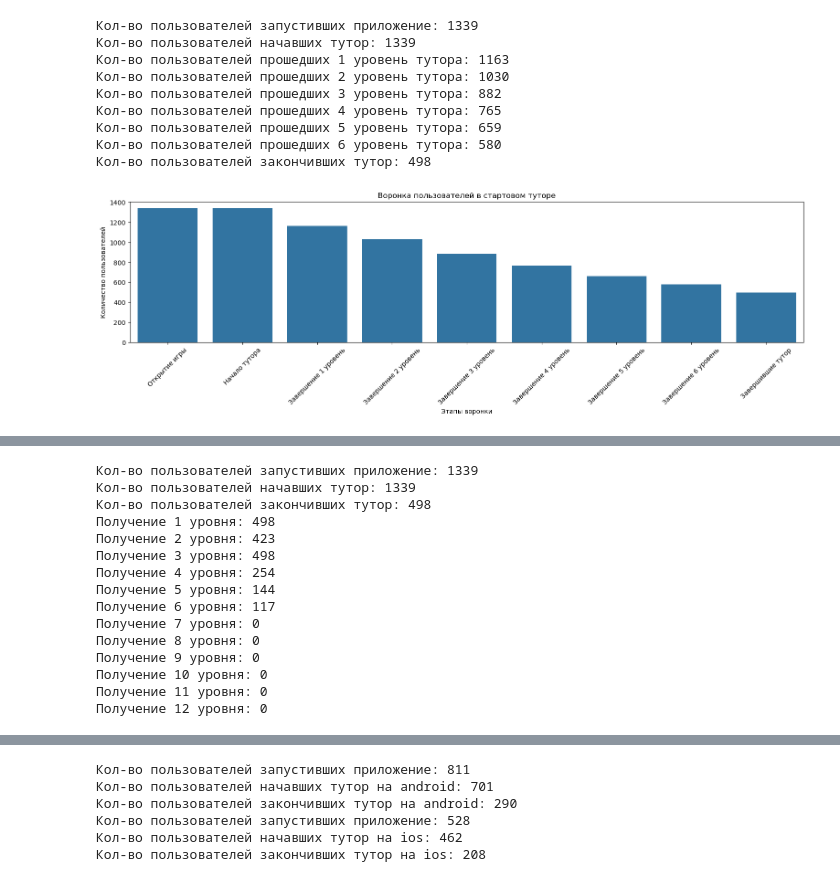
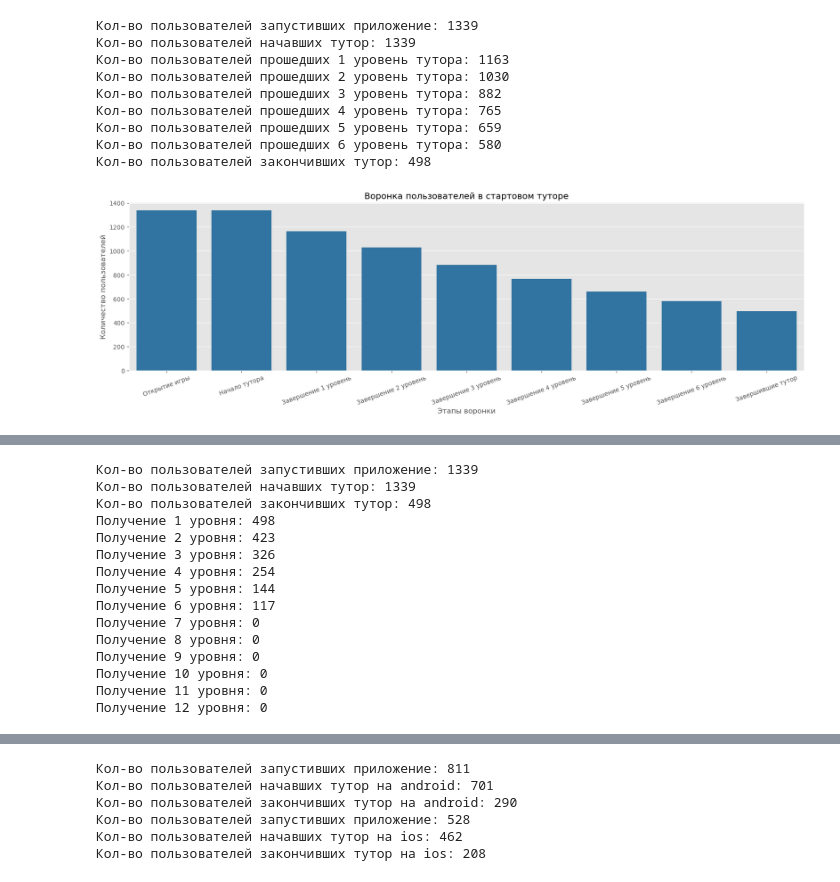
Before and after one commit to 7odzord/TMS-Diplom, a Jupyter notebook: diplom_Drozdov.ipynb, the cells around one changed output, grey strips where cells are left out. Cells and saved outputs as stored; diff of their text form; code cells hidden in the pictures.

```diff
--- a/diplom_Drozdov.ipynb
+++ b/diplom_Drozdov.ipynb
@@ -281,2 +285,4 @@ user_by_platform
+# %%
+plt.style.use('ggplot')
 # %%
 plt.figure(figsize=(7, 4))
@@ -896,31 +1024,32 @@ print(f"Кол-во пользователей закончивших тутор
 # %%
 loading_finish_users = funnel[funnel['event_name'] == 'loading_finish']['user_id'].nunique()
 tutorial_step_start_users = funnel[funnel['event_name'] == 'tutorial_step_start']['user_id'].nunique()
 tutorial_steps = {
     'Завершение 1 уровень': funnel[(funnel['event_name'] == 'tutorial_step_finish') & (funnel['param_1'] == 1)]['user_id'].nunique(),
     'Завершение 2 уровень': funnel[(funnel['event_name'] == 'tutorial_step_finish') & (funnel['param_1'] == 2)]['user_id'].nunique(),
     'Завершение 3 уровень': funnel[(funnel['event_name'] == 'tutorial_step_finish') & (funnel['param_1'] == 3)]['user_id'].nunique(),
     'Завершение 4 уровень': funnel[(funnel['event_name'] == 'tutorial_step_finish') & (funnel['param_1'] == 4)]['user_id'].nunique(),
     'Завершение 5 уровень': funnel[(funnel['event_name'] == 'tutorial_step_finish') & (funnel['param_1'] == 5)]['user_id'].nunique(),
     'Завершение 6 уровень': funnel[(funnel['event_name'] == 'tutorial_step_finish') & (funnel['param_1'] == 6)]['user_id'].nunique(),
     'Завершившие тутор': funnel[(funnel['event_name'] == 'tutorial_step_finish') & (funnel['param_1'] == 7)]['user_id'].nunique()
 }
 
 data = {
     'Этап': ['Открытие игры', 'Начало тутора'] + list(tutorial_steps.keys()),
     'Количество пользователей': [loading_finish_users, tutorial_step_start_users] + list(tutorial_steps.values())
 }
 
 df1 = pd.DataFrame(data)
-plt.figure(figsize=(19, 4))
-sns.barplot(x='Этап', y='Количество пользователей', data=df1)
+
+plt.figure(figsize=(20, 5))
+sns.barplot(x='Этап', y='Количество пользователей', data=df1, color = 'tab:blue')
 plt.xlabel('Этапы воронки')
 plt.ylabel('Количество пользователей')
 plt.title('Воронка пользователей в стартовом туторе')
-plt.xticks(rotation=45)
+plt.xticks(rotation=20)
 plt.show()
 # %% [output]
-[figure, old version]
+[figure, new version]
 # %%
 funnel_f = df[df['session_id'].astype(str).str.endswith('1')][['user_id', 'session_id', 'event_name', 'user_time', 'param_1', 'extra_1', 'level', 'platform_type']]
 funnel_f
@@ -956,7 +1085,7 @@ lvl_2 = funnel_f[(funnel_f['event_name'] == 'lvl_up') & (funnel_f['level'] == 2)
 print(f"Получение 2 уровня: {lvl_2}")
 
 lvl_3 = funnel_f[(funnel_f['event_name'] == 'lvl_up') & (funnel_f['level'] == 3)]['user_id'].nunique()
-print(f"Получение 3 уровня: {lvl_1}")
+print(f"Получение 3 уровня: {lvl_3}")
 
 lvl_4 = funnel_f[(funnel_f['event_name'] == 'lvl_up') & (funnel_f['level'] == 4)]['user_id'].nunique()
 print(f"Получение 4 уровня: {lvl_4}")
@@ -990,7 +1119,7 @@ print(f"Получение 12 уровня: {lvl_12}")
 Кол-во пользователей закончивших тутор: 498
 Получение 1 уровня: 498
 Получение 2 уровня: 423
-Получение 3 уровня: 498
+Получение 3 уровня: 326
 Получение 4 уровня: 254
 Получение 5 уровня: 144
 Получение 6 уровня: 117
```
Also changed, not shown: parts of 43 cells of this notebook.
